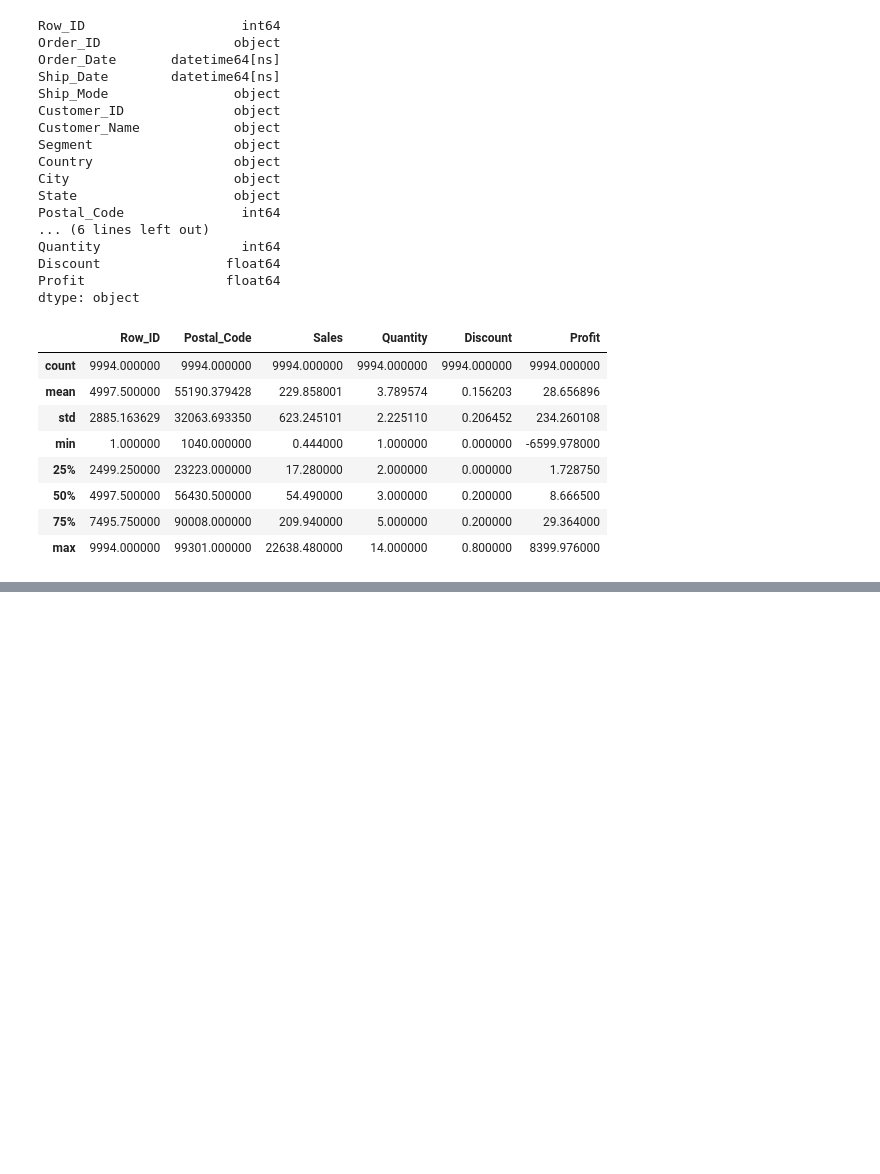
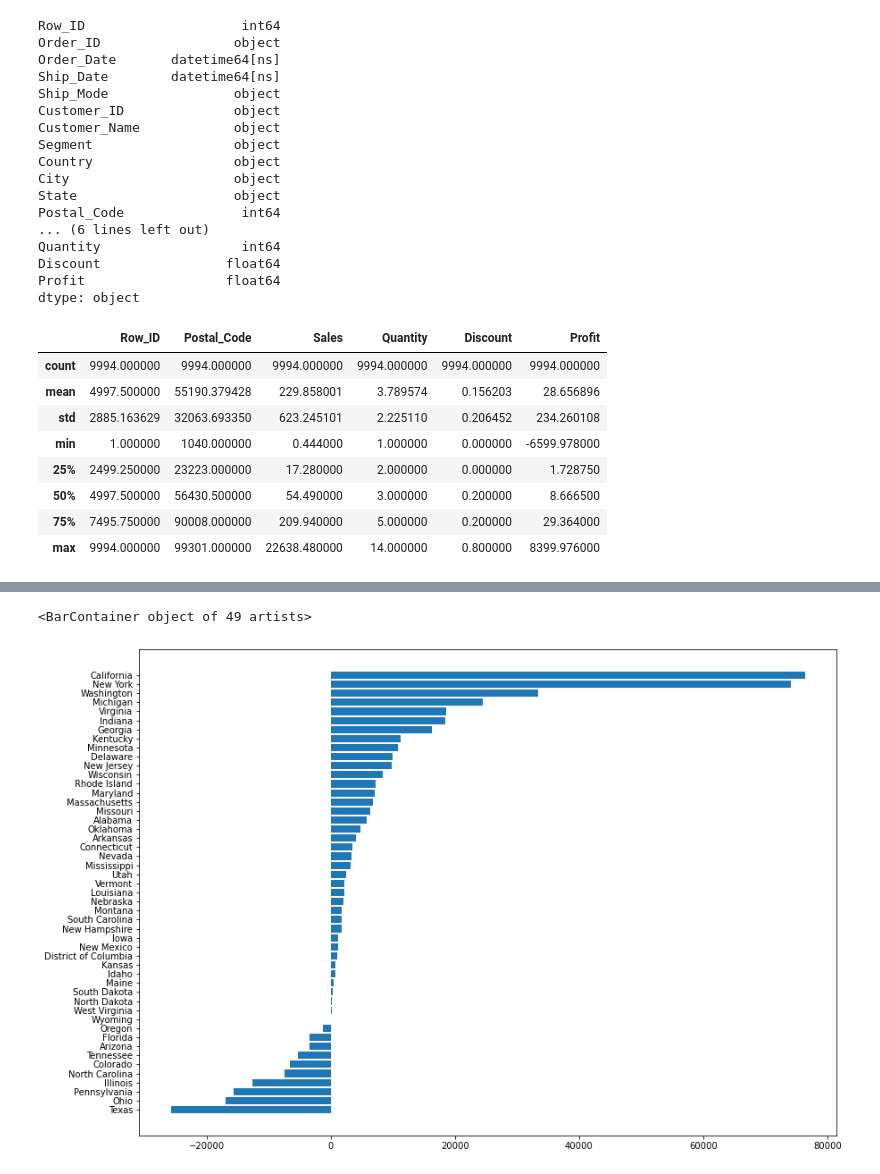
Before and after one commit to carrotdip/SuperStore, a Jupyter notebook: SuperStore_Analysis.ipynb, the cells around one changed output, grey strips where cells are left out. Cells and saved outputs as stored; diff of their text form; code cells hidden in the pictures; blank space fills up the shorter version.

```diff
--- a/SuperStore_Analysis.ipynb
+++ b/SuperStore_Analysis.ipynb
@@ -132,0 +145,8 @@ superstore_df.describe()
+# %%
+# Get Profit by State
+profit_by_state = superstore_df.groupby(['State']).sum()[['Profit']].reset_index().sort_values(by='Profit',ascending=True)
+plt.figure(figsize=[14,10])
+plt.barh(y=profit_by_state['State'],width=profit_by_state['Profit'])
+# %% [output]
+<BarContainer object of 49 artists>
+[figure, added]
```
Also changed, not shown: parts of 8 cells of this notebook, 1 other file.
